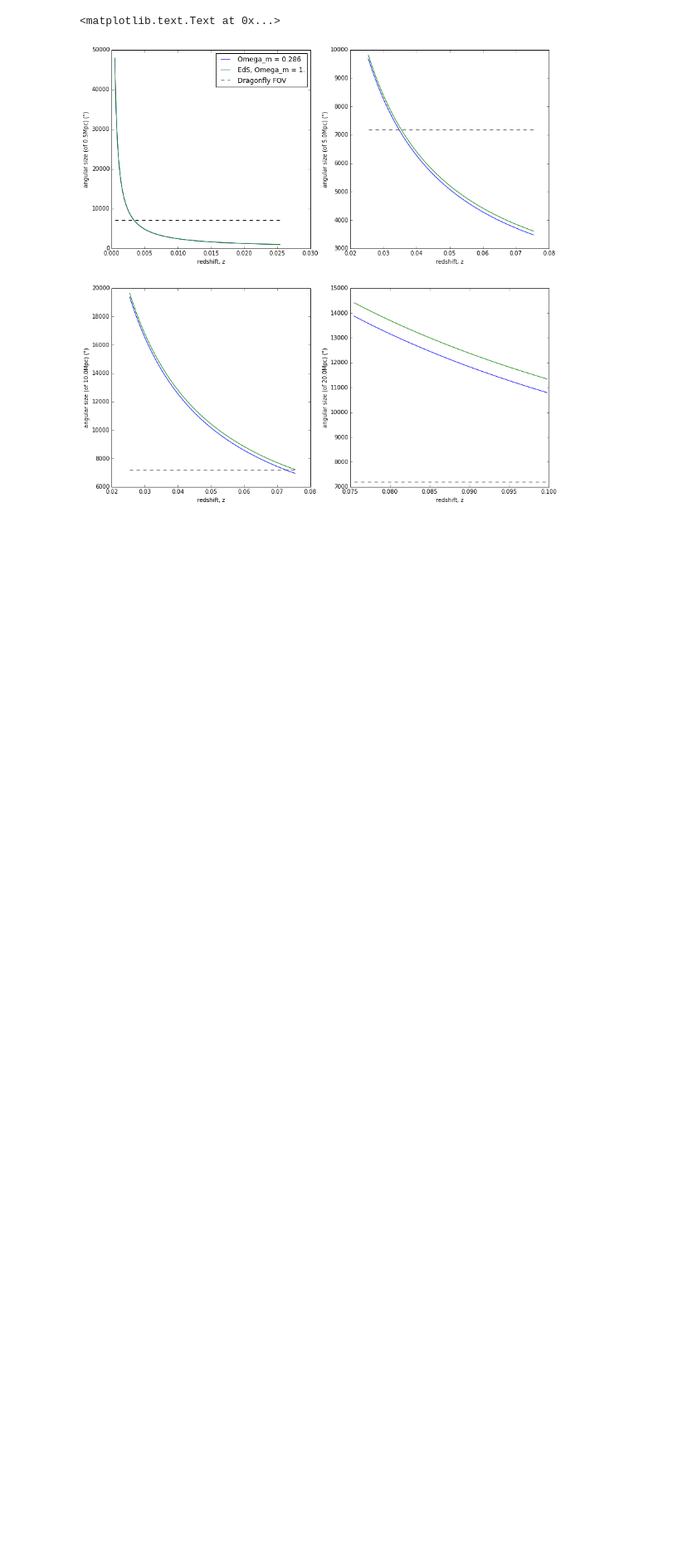
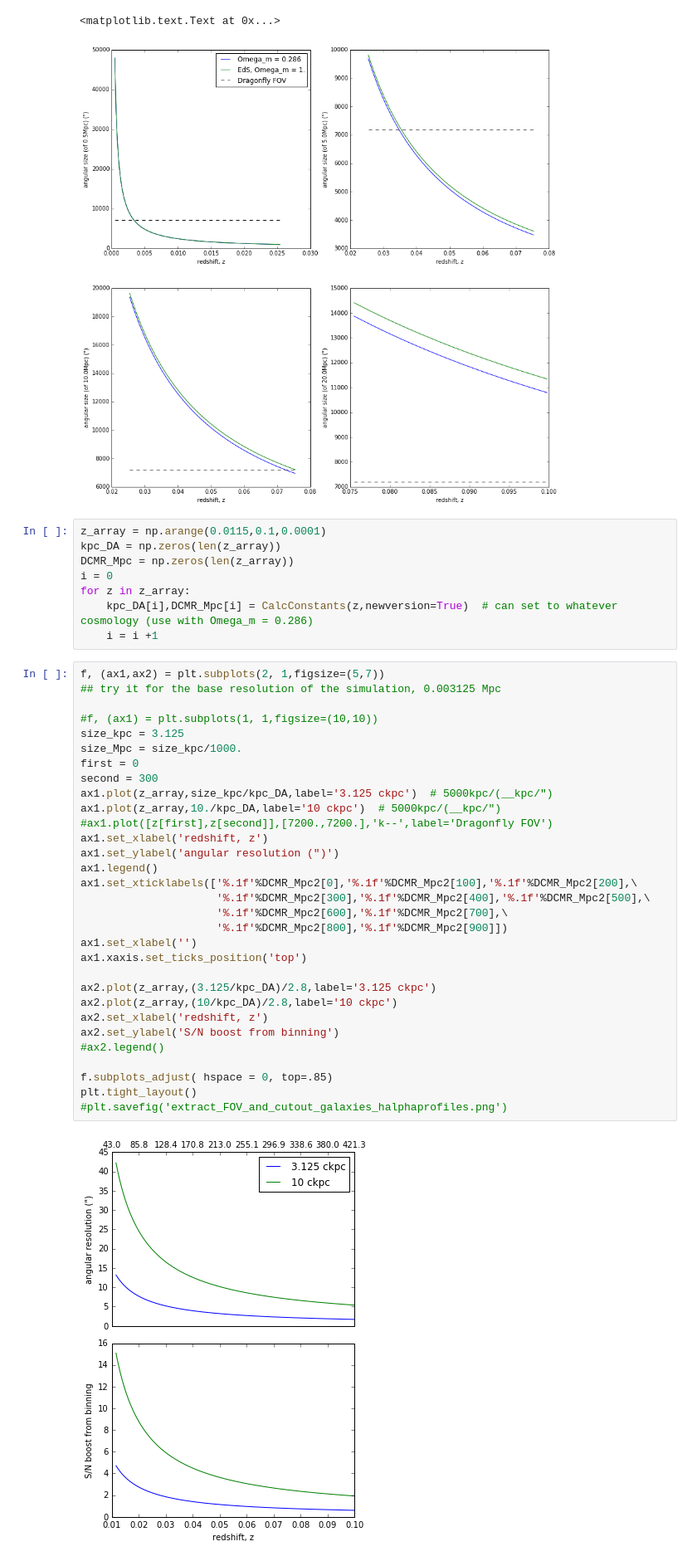
Before and after one commit to lokhorst/HalphaScripts, a Jupyter notebook: CosmologyCalculator.ipynb, the cells around one changed output. Shown at 83% size. Cells and saved outputs as stored; diff of their text form; blank space fills up the shorter version.

```diff
--- a/CosmologyCalculator.ipynb
+++ b/CosmologyCalculator.ipynb
@@ -272,3 +278,44 @@ ax4.set_ylabel('angular size (of '+str(size_Mpc)+'Mpc) (\")')
 # %% [output]
 <matplotlib.text.Text at 0x...>
 [figure]
+# %%
+z_array = np.arange(0.0115,0.1,0.0001)
+kpc_DA = np.zeros(len(z_array))
+DCMR_Mpc = np.zeros(len(z_array))
+i = 0
+for z in z_array:
+    kpc_DA[i],DCMR_Mpc[i] = CalcConstants(z,newversion=True)  # can set to whatever cosmology (use with Omega_m = 0.286)
+    i = i +1
+# %%
+f, (ax1,ax2) = plt.subplots(2, 1,figsize=(5,7))
+## try it for the base resolution of the simulation, 0.003125 Mpc
+
+#f, (ax1) = plt.subplots(1, 1,figsize=(10,10))
+size_kpc = 3.125
+size_Mpc = size_kpc/1000.
+first = 0
+second = 300
+ax1.plot(z_array,size_kpc/kpc_DA,label='3.125 ckpc')  # 5000kpc/(__kpc/")
+ax1.plot(z_array,10./kpc_DA,label='10 ckpc')  # 5000kpc/(__kpc/")
+#ax1.plot([z[first],z[second]],[7200.,7200.],'k--',label='Dragonfly FOV')
+ax1.set_xlabel('redshift, z')
+ax1.set_ylabel('angular resolution (")')
+ax1.legend()
+ax1.set_xticklabels(['%.1f'%DCMR_Mpc2[0],'%.1f'%DCMR_Mpc2[100],'%.1f'%DCMR_Mpc2[200],\
+                     '%.1f'%DCMR_Mpc2[300],'%.1f'%DCMR_Mpc2[400],'%.1f'%DCMR_Mpc2[500],\
+                     '%.1f'%DCMR_Mpc2[600],'%.1f'%DCMR_Mpc2[700],\
+                     '%.1f'%DCMR_Mpc2[800],'%.1f'%DCMR_Mpc2[900]])
+ax1.set_xlabel('')
+ax1.xaxis.set_ticks_position('top')
+
+ax2.plot(z_array,(3.125/kpc_DA)/2.8,label='3.125 ckpc')
+ax2.plot(z_array,(10/kpc_DA)/2.8,label='10 ckpc')
+ax2.set_xlabel('redshift, z')
+ax2.set_ylabel('S/N boost from binning')
+#ax2.legend()
+
+f.subplots_adjust( hspace = 0, top=.85)
+plt.tight_layout()
+#plt.savefig('extract_FOV_and_cutout_galaxies_halphaprofiles.png')
+# %% [output]
+[figure, added]
```
Also changed, not shown: parts of 9 cells of this notebook.
